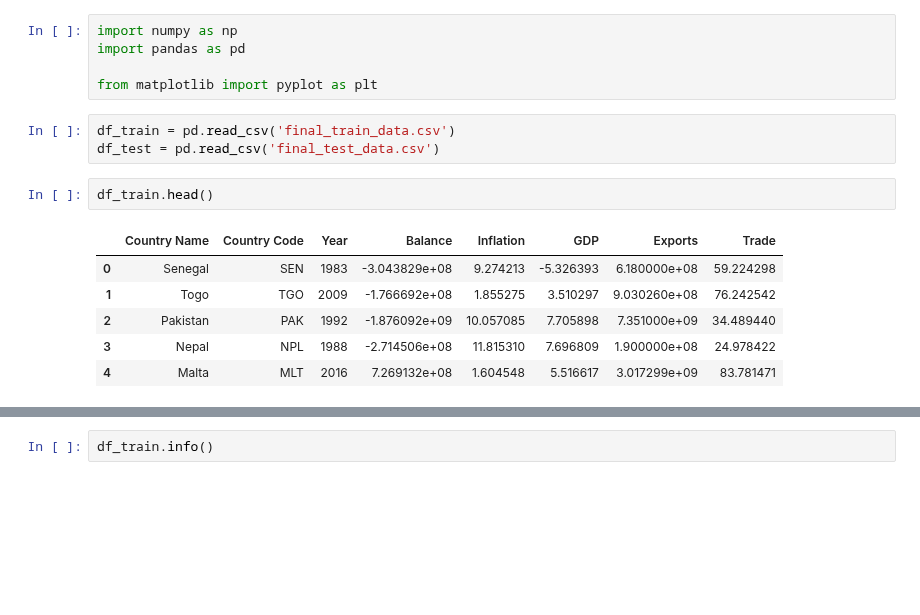
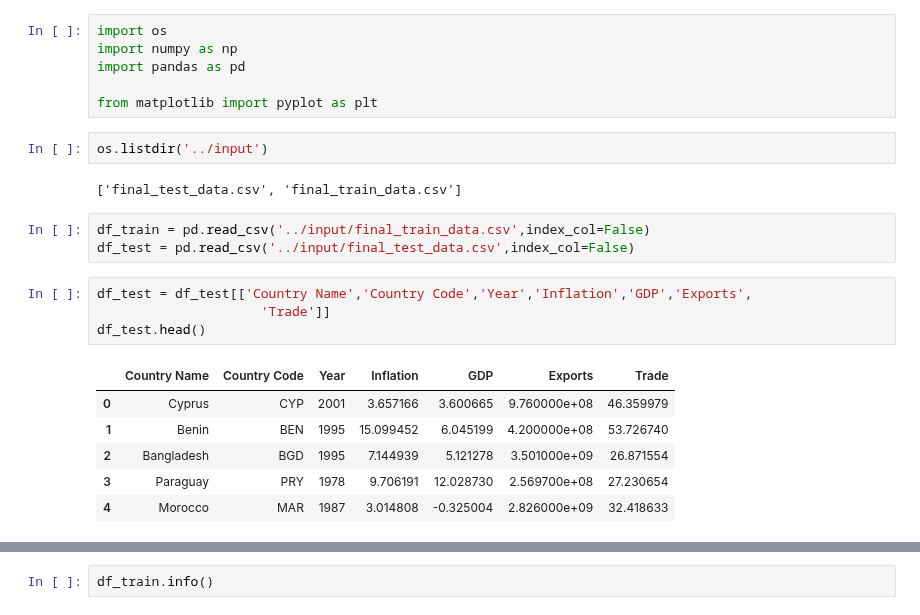
Before and after one commit to lokeshkumarn/Notebooks, a Jupyter notebook: MachineHack_MLDS.ipynb, the cells around one changed output, grey strips where cells are left out. Drawn from its saved outputs; the diff is of its cells as text; blank space fills up the shorter version.

```diff
--- a/MachineHack_MLDS.ipynb
+++ b/MachineHack_MLDS.ipynb
@@ -3,17 +1,24 @@
 # %%
+import os
 import numpy as np
 import pandas as pd
 
 from matplotlib import pyplot as plt
+# %%
+os.listdir('../input')
+# %% [output]
+['final_test_data.csv', 'final_train_data.csv']
 # %%
-df_train = pd.read_csv('final_train_data.csv')
-df_test = pd.read_csv('final_test_data.csv')
+df_train = pd.read_csv('../input/final_train_data.csv',index_col=False)
+df_test = pd.read_csv('../input/final_test_data.csv',index_col=False)
-# %%
-df_train.head()
-# %% [output]
-|  | Country Name | Country Code | Year | Balance | Inflation | GDP | Exports | Trade |
-| 0 | Senegal | SEN | 1983 | -3.043829e+08 | 9.274213 | -5.326393 | 6.180000e+08 | 59.224298 |
-| 1 | Togo | TGO | 2009 | -1.766692e+08 | 1.855275 | 3.510297 | 9.030260e+08 | 76.242542 |
-| 2 | Pakistan | PAK | 1992 | -1.876092e+09 | 10.057085 | 7.705898 | 7.351000e+09 | 34.489440 |
-| 3 | Nepal | NPL | 1988 | -2.714506e+08 | 11.815310 | 7.696809 | 1.900000e+08 | 24.978422 |
-| 4 | Malta | MLT | 2016 | 7.269132e+08 | 1.604548 | 5.516617 | 3.017299e+09 | 83.781471 |
+# %%
+df_test = df_test[['Country Name','Country Code','Year','Inflation','GDP','Exports',
+                     'Trade']]
+df_test.head()
+# %% [output]
+|  | Country Name | Country Code | Year | Inflation | GDP | Exports | Trade |
+| 0 | Cyprus | CYP | 2001 | 3.657166 | 3.600665 | 9.760000e+08 | 46.359979 |
+| 1 | Benin | BEN | 1995 | 15.099452 | 6.045199 | 4.200000e+08 | 53.726740 |
+| 2 | Bangladesh | BGD | 1995 | 7.144939 | 5.121278 | 3.501000e+09 | 26.871554 |
+| 3 | Paraguay | PRY | 1978 | 9.706191 | 12.028730 | 2.569700e+08 | 27.230654 |
+| 4 | Morocco | MAR | 1987 | 3.014808 | -0.325004 | 2.826000e+09 | 32.418633 |
```
Also changed, not shown: parts of 22 cells of this notebook.
